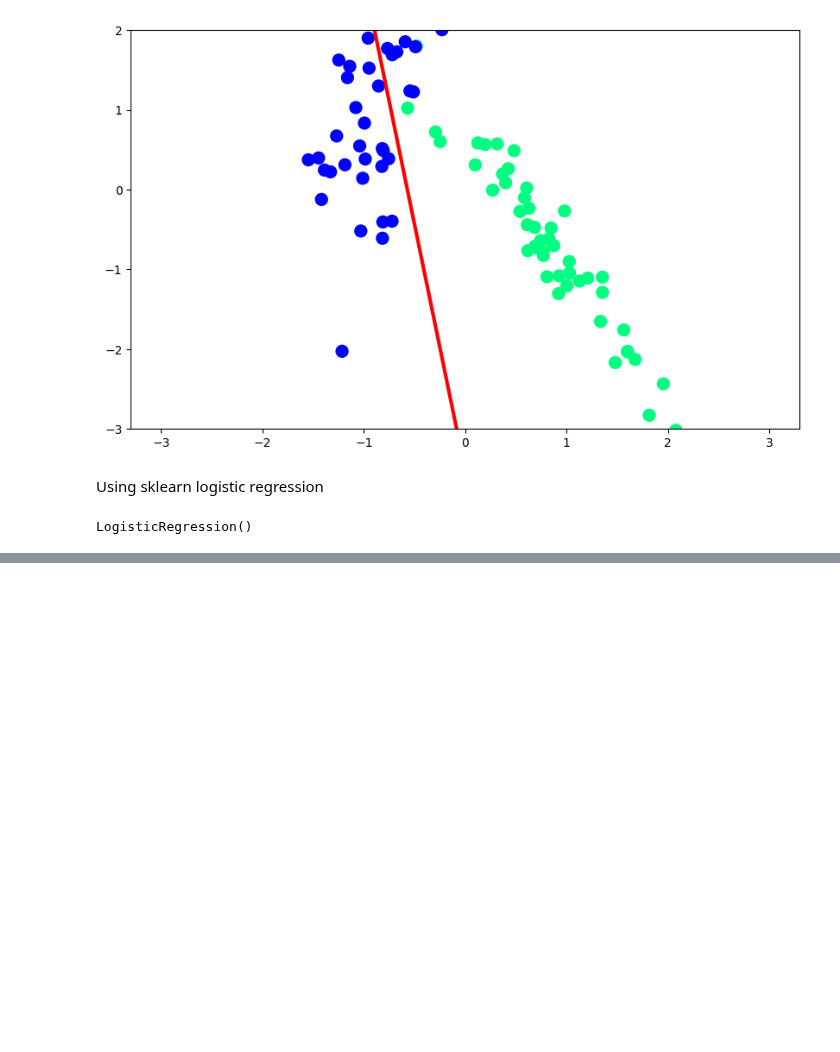
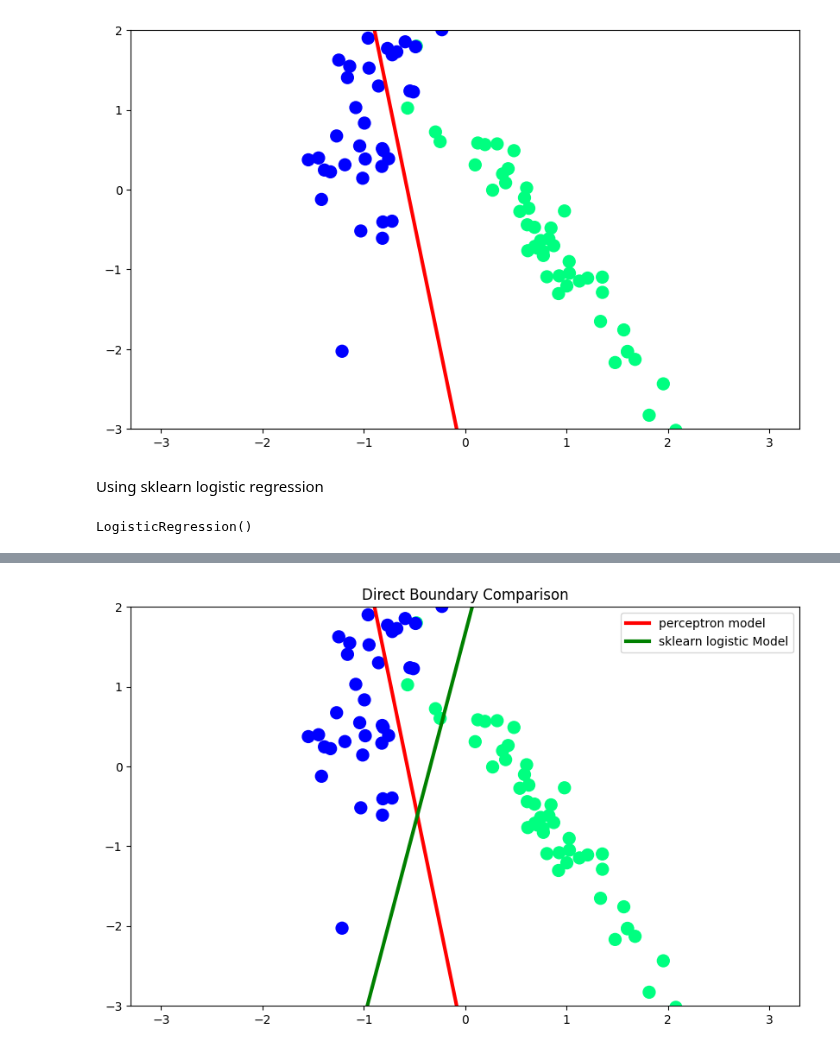
Before and after one commit to Omii04/Machine-Learning, a Jupyter notebook: 58 Logistic Regression perceptron trick.ipynb, the cells around one changed output, grey strips where cells are left out. Drawn from its saved outputs; the diff is of its cells as text; code cells hidden in the pictures; blank space fills up the shorter version.

```diff
--- a/58 Logistic Regression perceptron trick.ipynb
+++ b/58 Logistic Regression perceptron trick.ipynb
@@ -71,0 +80,16 @@ y_input1=m*X_input1+b
+# %%
+plt.figure(figsize=(10,6))
+
+# Plot both lines
+plt.plot(X_input, y_input, color='red', linewidth=3, label='perceptron model')
+plt.plot(X_input1, y_input1, color='green', linewidth=3, label='sklearn logistic Model')
+
+# Plot the same scatter data
+plt.scatter(X[:,0], X[:,1], c=y, cmap='winter', s=100)
+
+plt.ylim(-3, 2)
+plt.legend()
+plt.title("Direct Boundary Comparison")
+plt.show()
+# %% [output]
+[figure, added]
```
Also changed, not shown: parts of 1 cell of this notebook.
